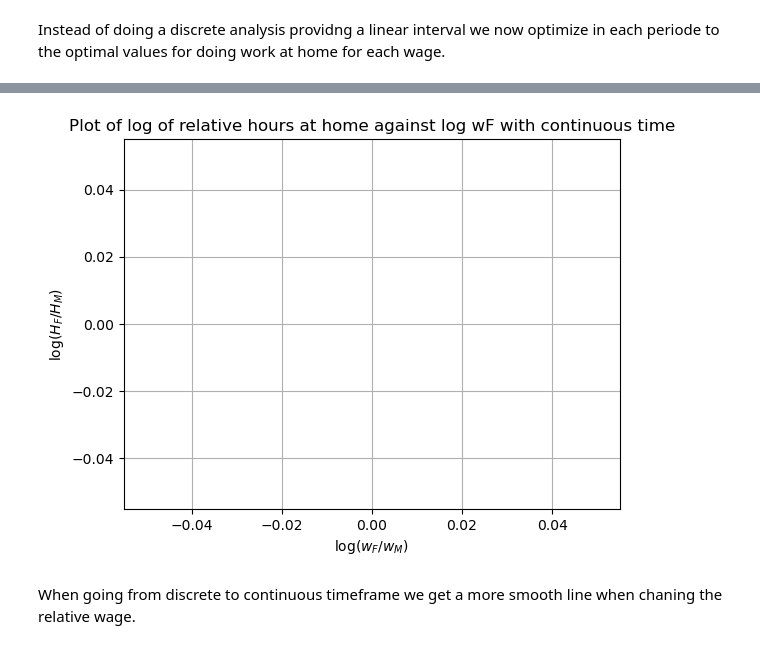
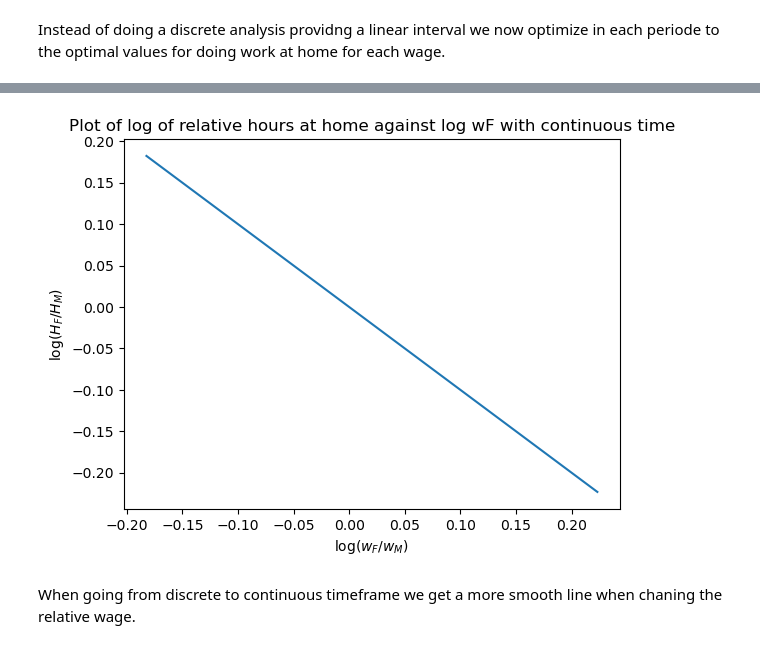
Before and after one commit to NumEconCopenhagen/projects-2023-leif, a Jupyter notebook: inauguralproject/inauguralproject.ipynb, the cells around one changed output, grey strips where cells are left out. Saved outputs shown, nothing was run; the diff lists cells and outputs as text; code cells hidden in the pictures.

```diff
--- a/inauguralproject/inauguralproject.ipynb
+++ b/inauguralproject/inauguralproject.ipynb
@@ -186,21 +125,17 @@ TypeError: solve_wF_vec() got an unexpected keyword argument 'do_plot'
 # %%
-model.solve()
+model3 = HSMC()
 
-y = np.log(model.sol.HF_vec/model.sol.HM_vec)
+model3.solve_wF_vec()
 
 fig = plt.figure()
 ax = fig.add_subplot(1, 1, 1)
-# plot
-ax.plot(np.log(model.par.wF_vec), np.log(model.sol.HF_vec/model.sol.HM_vec))
-ax.scatter(np.log(model.par.wF_vec), np.log(model.sol.HF_vec/model.sol.HM_vec))
-ax.grid(True)
-# add labels
+plt.plot(np.log(model3.sol.HF_vec / model3.sol.HM_vec), np.log(model3.par.wF_vec))
 plt.xlabel('$\log(w_F / w_M)$')
 plt.ylabel('$\log(H_F/H_M)$')
 ax.set_title("Plot of log of relative hours at home against log wF with continuous time")
 plt.show()
 # %% [output]
-[figure, old version]
+[figure, new version]
 # %% [markdown]
 When going from discrete to continuous timeframe we get a more smooth line when chaning the relative wage.
 # %% [markdown]
```
Also changed, not shown: parts of 8 cells of this notebook.
